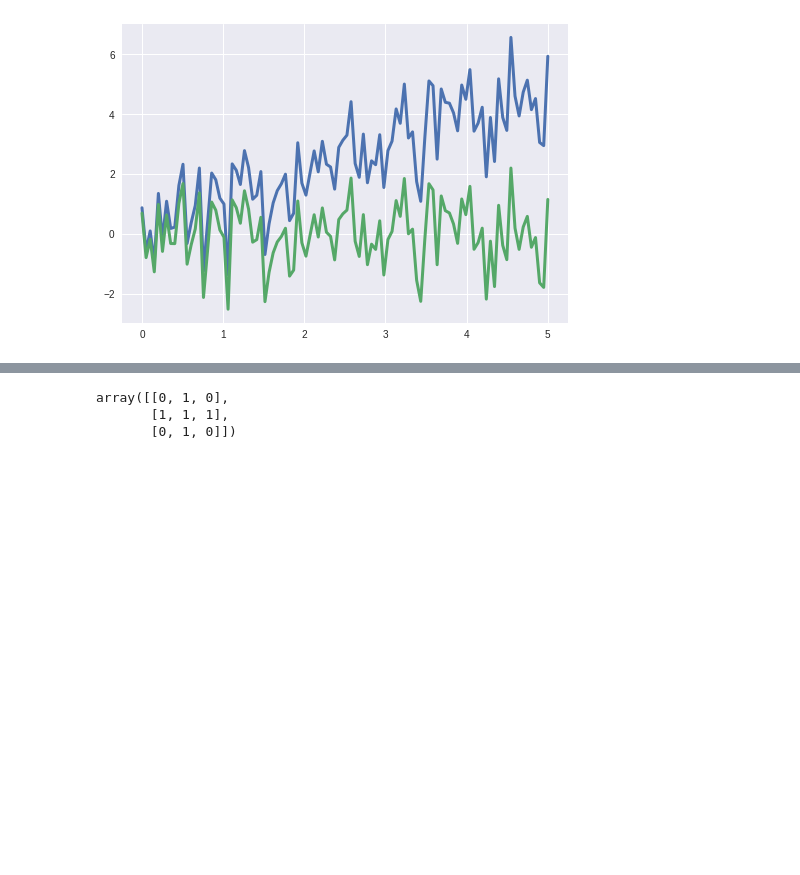
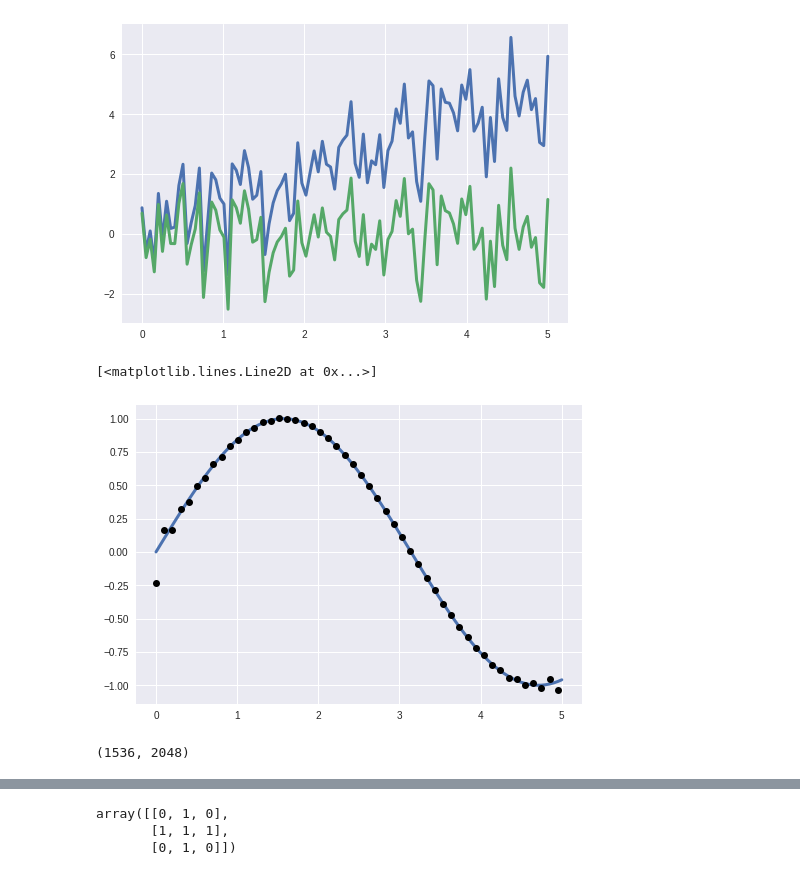
Before and after one commit to kintarou/django-starter, a Jupyter notebook: scipy_sample.ipynb, the cells around one changed output, grey strips where cells are left out. Cells and saved outputs as stored; diff of their text form; code cells hidden in the pictures; blank space fills up the shorter version.

```diff
--- a/scipy_sample.ipynb
+++ b/scipy_sample.ipynb
@@ -304,3 +383,28 @@ plt.plot(t,signal.detrend(x),linewidth=3)
 # %% [output]
 [<matplotlib.lines.Line2D at 0x...>]
 [figure]
+# %%
+import numpy as np
+import pylab as pl
+from scipy import signal
+t = np.linspace(0, 5, 100)
+x = np.sin(t)
+
+pl.plot(t, x, linewidth=3)
+pl.plot(t[::2], signal.resample(x, 50), 'ko')
+# %% [output]
+[<matplotlib.lines.Line2D at 0x...>]
+[figure, added]
+# %%
+from scipy import ndimage
+from scipy import misc
+from matplotlib import pyplot as plt
+face=misc.face(gray=True)
+shifted_face=ndimage.shift(face,(50,50))
+shifted_face2=ndimage.shift(face,(50,50),mode='nearest')
+rotated_face=ndimage.rotate(face,30)
+cropped_face=face[50:-50,50:-50]
+zoomed_face=ndimage.zoom(face,2)
+zoomed_face.shape
+# %% [output]
+(1536, 2048)
```
Also changed, not shown: parts of 23 cells of this notebook.
